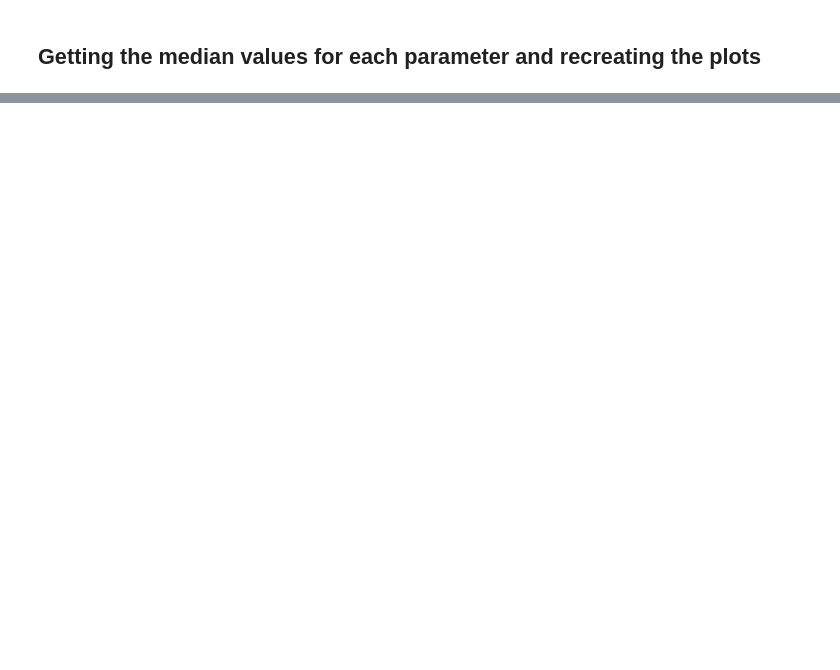
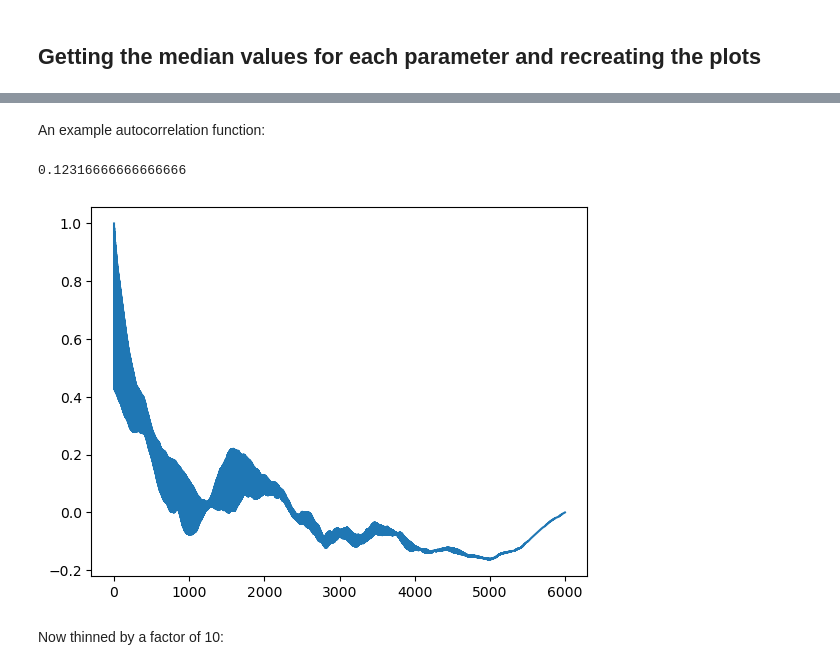
Before and after one commit to gnarayan/ast596_2023_Spring, a Jupyter notebook: homework/HaillePerkins/03/hw03.ipynb, the cells around one changed output, grey strips where cells are left out. Cells and saved outputs as stored; diff of their text form; code cells hidden in the pictures; blank space fills up the shorter version.

```diff
--- a/homework/HaillePerkins/03/hw03.ipynb
+++ b/homework/HaillePerkins/03/hw03.ipynb
@@ -345,6 +388,0 @@ for i, sne in enumerate([psc_98bands, psc_174bands]):
-# %%
-samples = sampler.get_chain(flat=True)
-#samples = np.transpose(samples)
-#for chain in samples:
-    #print(np.median(chain))
-print(np.percentile(samples, 50, axis=0)) # this gets the median values
@@ -367,0 +395,7 @@ fig = corner.corner(samples[1000::10,:], plot_countours=True, show_titles=True,
+# %%
+acfs = [] # each sne
+for i in range(2):
+    band_acf = []
+    for j in range(4): # 4 bands
+        band_acf.append([emcee.autocorr.function_1d(chain) for chain in samples[i][j].transpose()])
+    acfs.append(band_acf)
@@ -367,0 +428,11 @@ fig = corner.corner(samples[1000::10,:], plot_countours=True, show_titles=True,
+# %% [markdown]
+An example autocorrelation function:
+# %%
+a = acfs[0][0][1]
+plt.plot(acfs[0][0][1])
+#np.where(np.abs(a) <= 0.01)[0][0]/len(a)
+# %% [output]
+0.12316666666666666
+[figure, added]
+# %% [markdown]
+Now thinned by a factor of 10:
```
Also changed, not shown: parts of 15 cells of this notebook.
